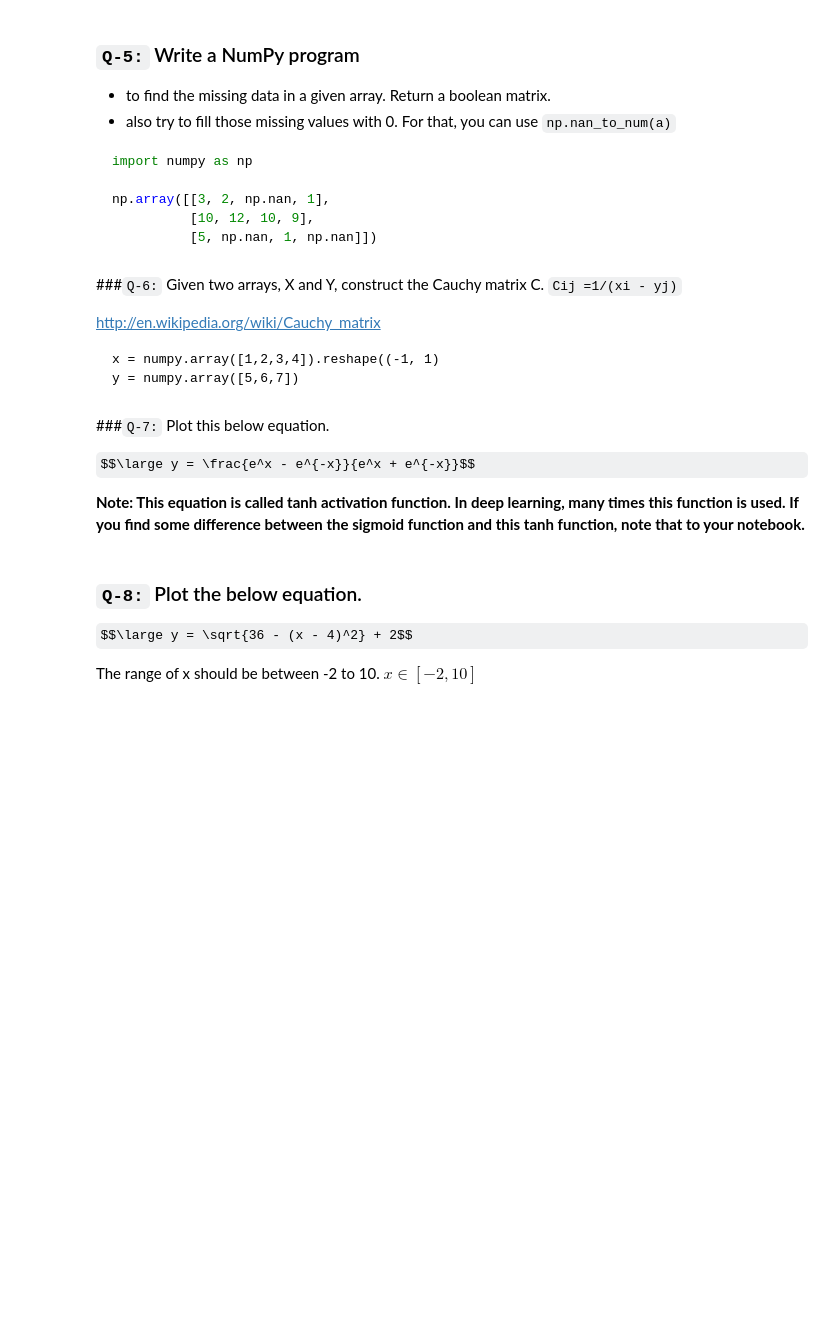
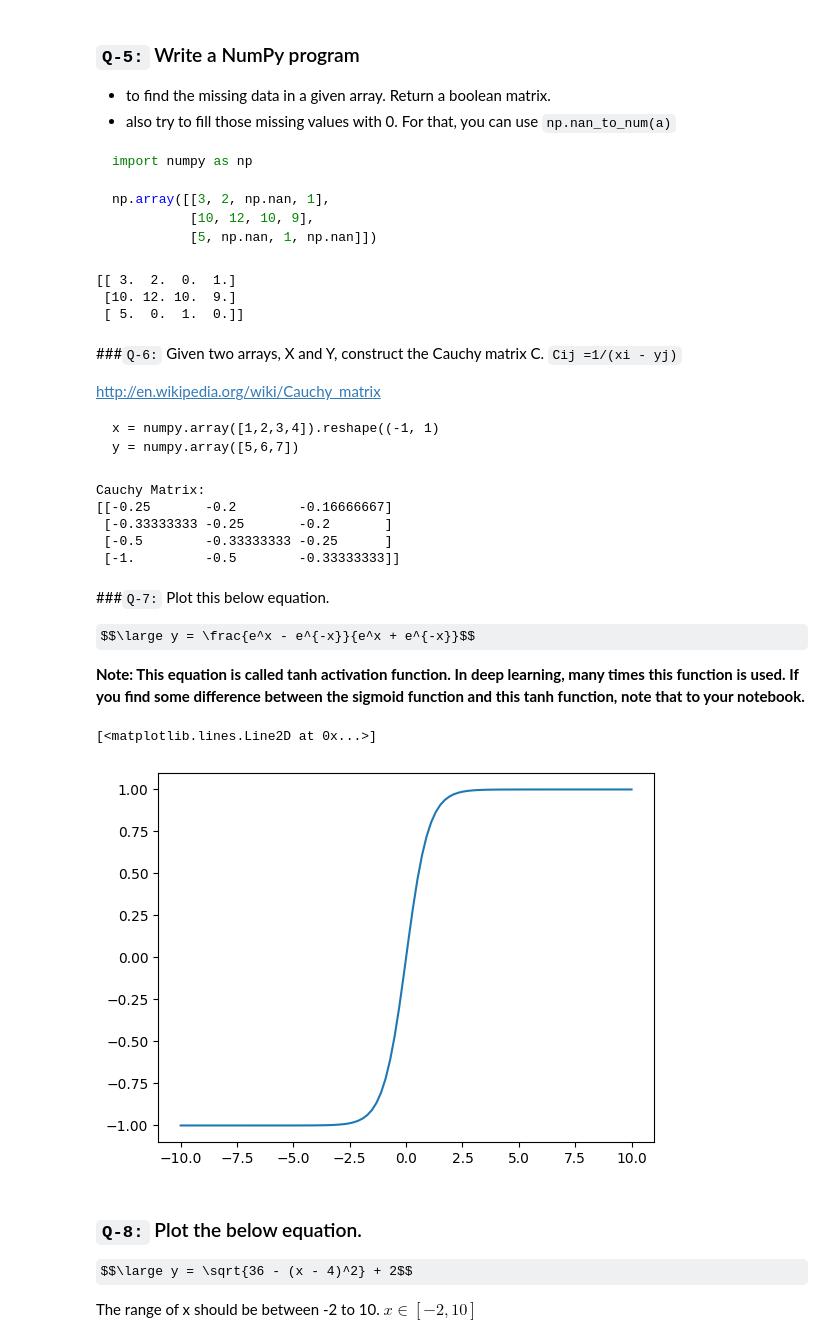
Before and after one commit to arshad-huh/Numpy-Module, a Jupyter notebook: practice2.ipynb, the cells around one changed output. Saved outputs shown, nothing was run; the diff lists cells and outputs as text; code cells hidden in the pictures; some formulas as TeX source; blank space fills up the shorter version.

```diff
--- a/practice2.ipynb
+++ b/practice2.ipynb
@@ -69,3 +132,15 @@ np.array([[3, 2, np.nan, 1],
+# %%
+arr = np.array([[3, 2, np.nan, 1],
+          [10, 12, 10, 9],
+          [5, np.nan, 1, np.nan]])
+
+arr_filled = np.nan_to_num(arr, 0)
+
+print(arr_filled)
+# %% [output]
+[[ 3.  2.  0.  1.]
+ [10. 12. 10.  9.]
+ [ 5.  0.  1.  0.]]
 # %% [markdown]
 ###`Q-6:` Given two arrays, X and Y, construct the Cauchy matrix C.
 `Cij =1/(xi - yj)`
@@ -80,3 +153,17 @@ y = numpy.array([5,6,7])
+# %%
+x = np.array([1, 2, 3, 4]).reshape((-1, 1))
+y = np.array([5, 6, 7])
+
+C = 1 / (x - y)
+
+print("Cauchy Matrix:")
+print(C)
+# %% [output]
+Cauchy Matrix:
+[[-0.25       -0.2        -0.16666667]
+ [-0.33333333 -0.25       -0.2       ]
+ [-0.5        -0.33333333 -0.25      ]
+ [-1.         -0.5        -0.33333333]]
 # %% [markdown]
 ###`Q-7:` Plot this below equation.
 
@@ -88,3 +173,16 @@ $$\large y = \frac{e^x - e^{-x}}{e^x + e^{-x}}$$
+# %%
+import matplotlib.pyplot as plt
+
+def tanh_function(x):
+    return (np.exp(x) - np.exp(-x)) / (np.exp(x) + np.exp(-x))
+
+x = np.linspace(-10, 10, 100)
+y = tanh_function(x)
+
+plt.plot(x, y)
+# %% [output]
+[<matplotlib.lines.Line2D at 0x...>]
+[figure, added]
 # %% [markdown]
 ### `Q-8:` Plot the below equation.
 
```
Also changed, not shown: parts of 17 cells of this notebook.
